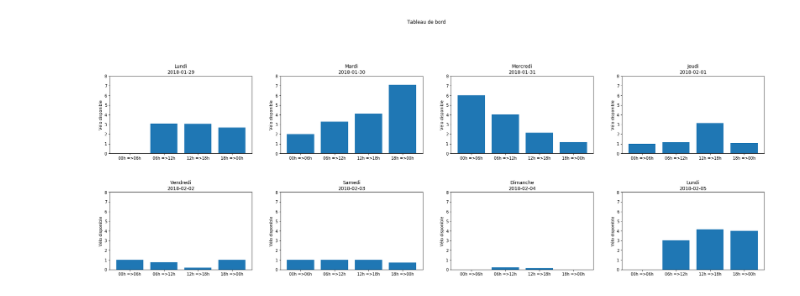
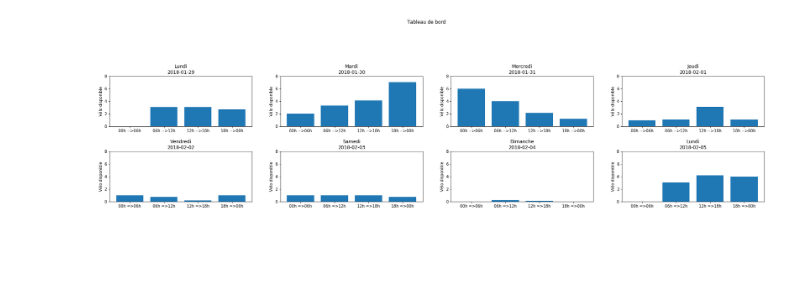
Before and after one commit to MohamedAminMallek/TP_Matplotlib, a Jupyter notebook: Pyplot.ipynb, the cells around one changed output. Saved outputs shown, nothing was run; the diff lists cells and outputs as text; code cells hidden in the pictures; blank space fills up the shorter version.

```diff
--- a/Pyplot.ipynb
+++ b/Pyplot.ipynb
@@ -56,10 +56,9 @@ for day in days[1:]:
     dataframe_per_day.append(df_j)
 # %%
 # create dataframe per period in day
-figLayout = figure(constrained_layout=False,figsize=(30,20))
-gs = figLayout.add_gridspec(4, 4)
-
-gcf().subplots_adjust(hspace = .5)
+figLayout = plt.figure(constrained_layout=False,figsize=(30,20))
+gs = figLayout.add_gridspec(6, 4)
+plt.gcf().subplots_adjust(hspace = .5)
 figLayout.suptitle("Tableau de bord")
 
 for index,df_day in enumerate(dataframe_per_day):
@@ -67,35 +66,35 @@ for index,df_day in enumerate(dataframe_per_day):
     title = df_day.Timestamp.iloc[0].split()[0]
 
     year = int(df_day.Timestamp.iloc[0].split()[0].split('-')[0])
     month = int(df_day.Timestamp.iloc[0].split()[0].split('-')[1])
     day = int(df_day.Timestamp.iloc[0].split()[0].split('-')[2])
 
     hours = np.array([datetime.datetime(year,month,day,0,0,0) + datetime.timedelta(hours=i*6) for i in range(5)])
     dataframe_per_period = []
 
     x = []
     y = []
     for i in range(len(hours)-1):
 
         x.append(str(hours[i]).split()[1].split(':')[0]+"h =>"+str(hours[i+1]).split()[1].split(':')[0]+"h")
 
         df_p = df_day[df_day.Timestamp <str(hours[i+1])]
         df_p = df_p[ df_p.Timestamp >str(hours[i])]
         y.append(df_p.Bikes.mean())
         dataframe_per_period.append(df_p)
 
 
 
     fig_ax = figLayout.add_subplot(gs[index//4, index%4])
     #axes[index//4][index%4]
     fig_ax.bar(x, y)
-    ylim(bottom=0,top=df.Bikes.max())
+    plt.ylim(bottom=0,top=df.Bikes.max())
     #axes[index//4][index%4]
     fig_ax.set_title(names_days[index%7]+"\n"+title)
     #axes[index//4][index%4]
     fig_ax.set_ylabel("Vélo disponible")
 # %% [output]
-[figure, old version]
+[figure, new version]
 # %%
 data = df.groupby(['TemperatureTemp','Humidity']).mean().Bikes
 data = data.reset_index(level=[0,1])
```
Also changed, not shown: parts of 17 cells of this notebook, 2 other files.
